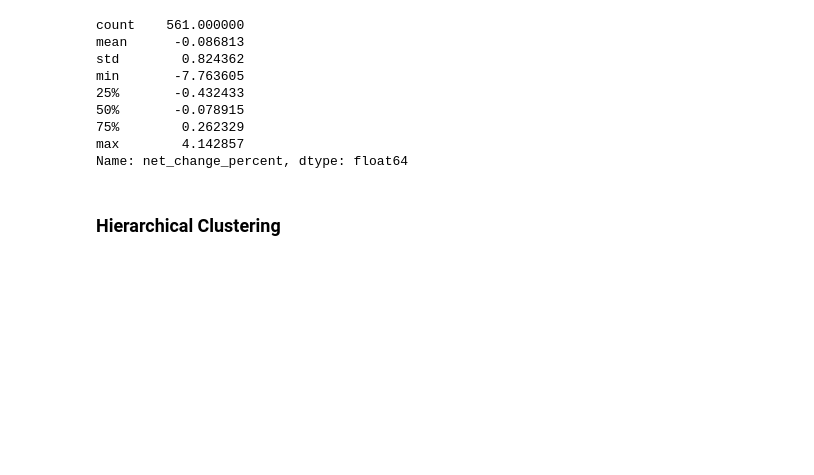
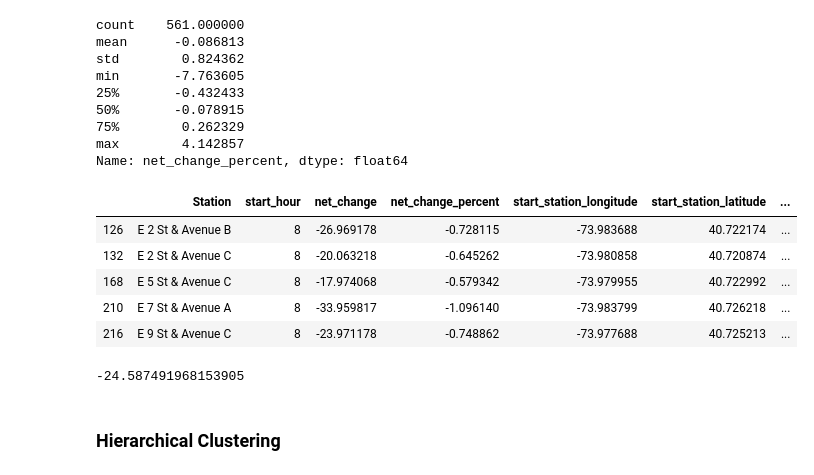
Before and after one commit to zhangym1256/Citi-Bike-Capstone, a Jupyter notebook: may/EDA.ipynb, the cells around one changed output. Saved outputs shown, nothing was run; the diff lists cells and outputs as text; code cells hidden in the pictures; blank space fills up the shorter version.

```diff
--- a/may/EDA.ipynb
+++ b/may/EDA.ipynb
@@ -535,6 +557,21 @@ min       -7.763605
 75%        0.262329
 max        4.142857
 Name: net_change_percent, dtype: float64
+# %%
+station_list = ['E 2 St & Avenue B','E 2 St & Avenue C','E 5 St & Avenue C','E 7 St & Avenue A','E 9 St & Avenue C']
+# %%
+station_activity.loc[station_activity.Station.isin(station_list) & (station_activity.start_hour==8)].drop_duplicates()
+# %% [output]
+|  | Station | start_hour | net_change | net_change_percent | start_station_longitude | start_station_latitude | ... |
+| 126 | E 2 St & Avenue B | 8 | -26.969178 | -0.728115 | -73.983688 | 40.722174 | ... |
+| 132 | E 2 St & Avenue C | 8 | -20.063218 | -0.645262 | -73.980858 | 40.720874 | ... |
+| 168 | E 5 St & Avenue C | 8 | -17.974068 | -0.579342 | -73.979955 | 40.722992 | ... |
+| 210 | E 7 St & Avenue A | 8 | -33.959817 | -1.096140 | -73.983799 | 40.726218 | ... |
+| 216 | E 9 St & Avenue C | 8 | -23.971178 | -0.748862 | -73.977688 | 40.725213 | ... |
+# %%
+station_activity.loc[station_activity.Station.isin(station_list) & (station_activity.start_hour==8)].drop_duplicates().net_change.mean()
+# %% [output]
+-24.587491968153905
 # %% [markdown]
 ### Hierarchical Clustering
 # %%
```
Also changed, not shown: parts of 4 cells of this notebook, 2 other files.
